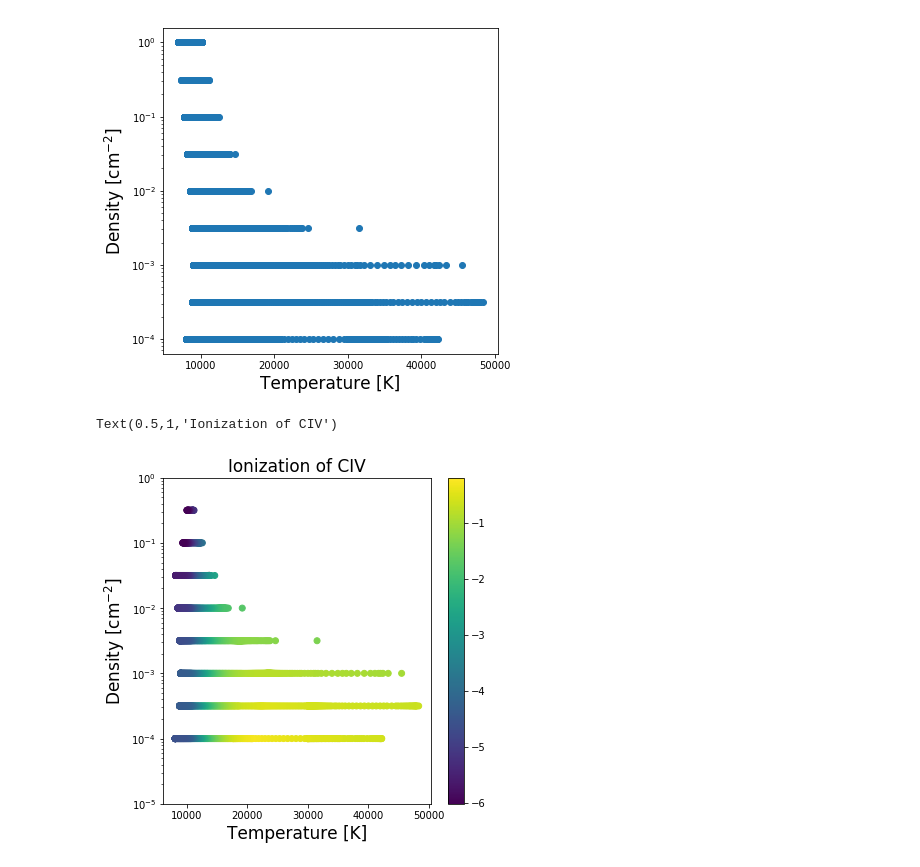
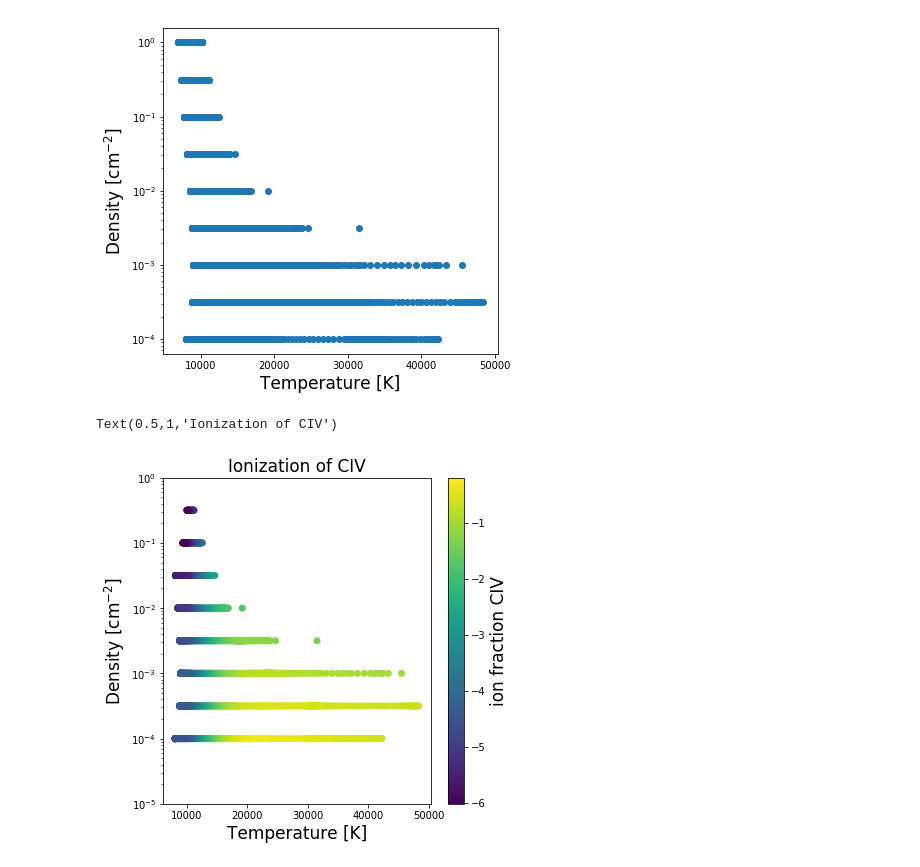
Before and after one commit to teresitasu/MCMC_IGM, a Jupyter notebook: MCMC_summer_project_github.ipynb, the cells around one changed output. Saved outputs shown, nothing was run; the diff lists cells and outputs as text; code cells hidden in the pictures.

Commit message:
colorbar labels

```diff
--- a/MCMC_summer_project_github.ipynb
+++ b/MCMC_summer_project_github.ipynb
@@ -377,16 +377,18 @@ CIV = Carbon[4]
 # %%
 plt.figure(figsize=(6,6))
 ion = np.log10(Carbon[4])
 psm = plt.scatter(Temperature, Density, marker = 'o', linestyle = 'None', c = ion )
-plt.colorbar(psm)
+cb2 = plt.colorbar(psm)
+cb2.ax.tick_params(labelsize=10)
+cb2.ax.set_ylabel(r'ion fraction CIV',fontsize=17)
 plt.yscale('log')
 plt.ylim(1e-5,1)
 plt.xlabel('Temperature [K]', size = 17)
 plt.ylabel('Density [cm$^{-2}$]', size = 17)
 plt.title("Ionization of CIV", size = 17)
 # %% [output]
 Text(0.5,1,'Ionization of CIV')
-[figure, old version]
+[figure, new version]
 # %%
 plt.figure(figsize=(6,6))
 dens_mapcolor = np.log10(Density)
```
Also changed, not shown: parts of 3 cells of this notebook.
